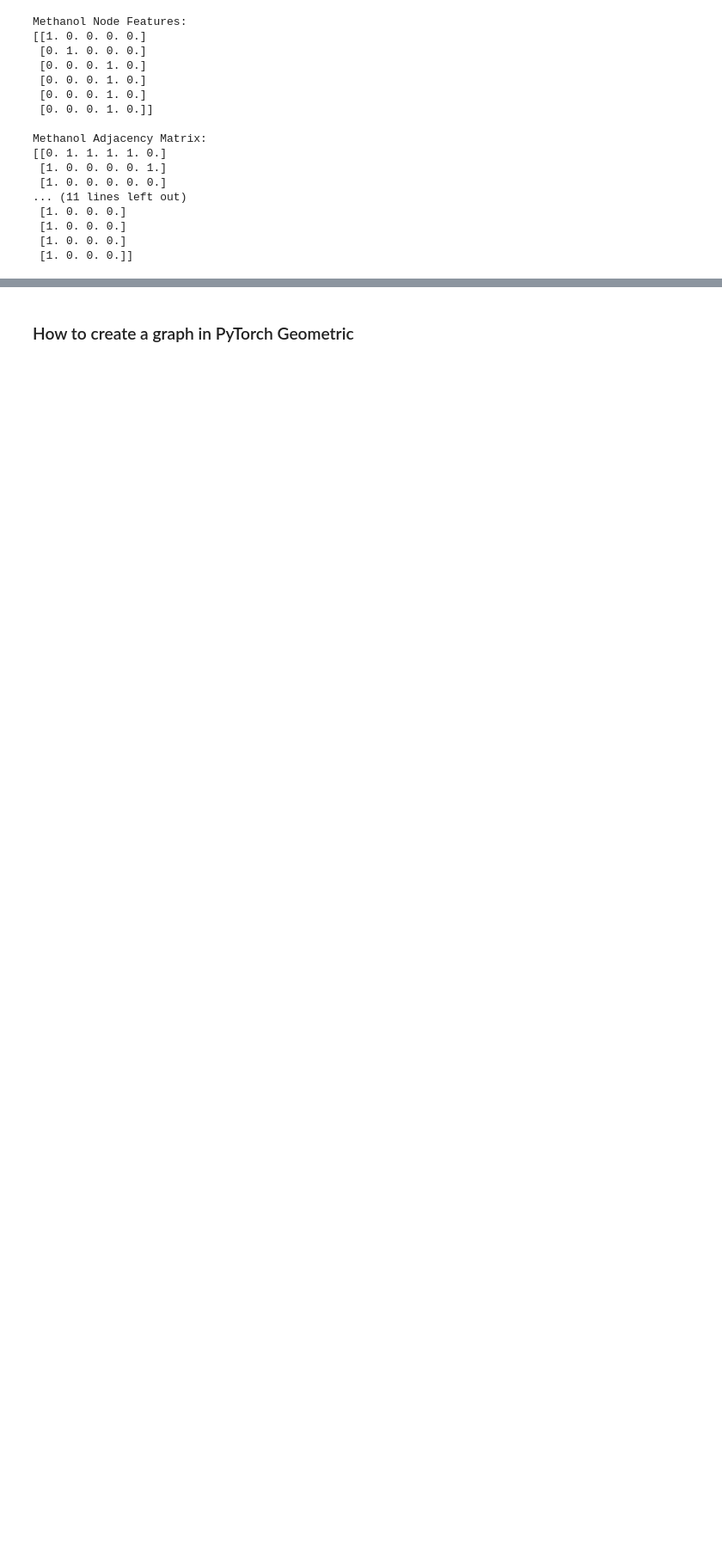
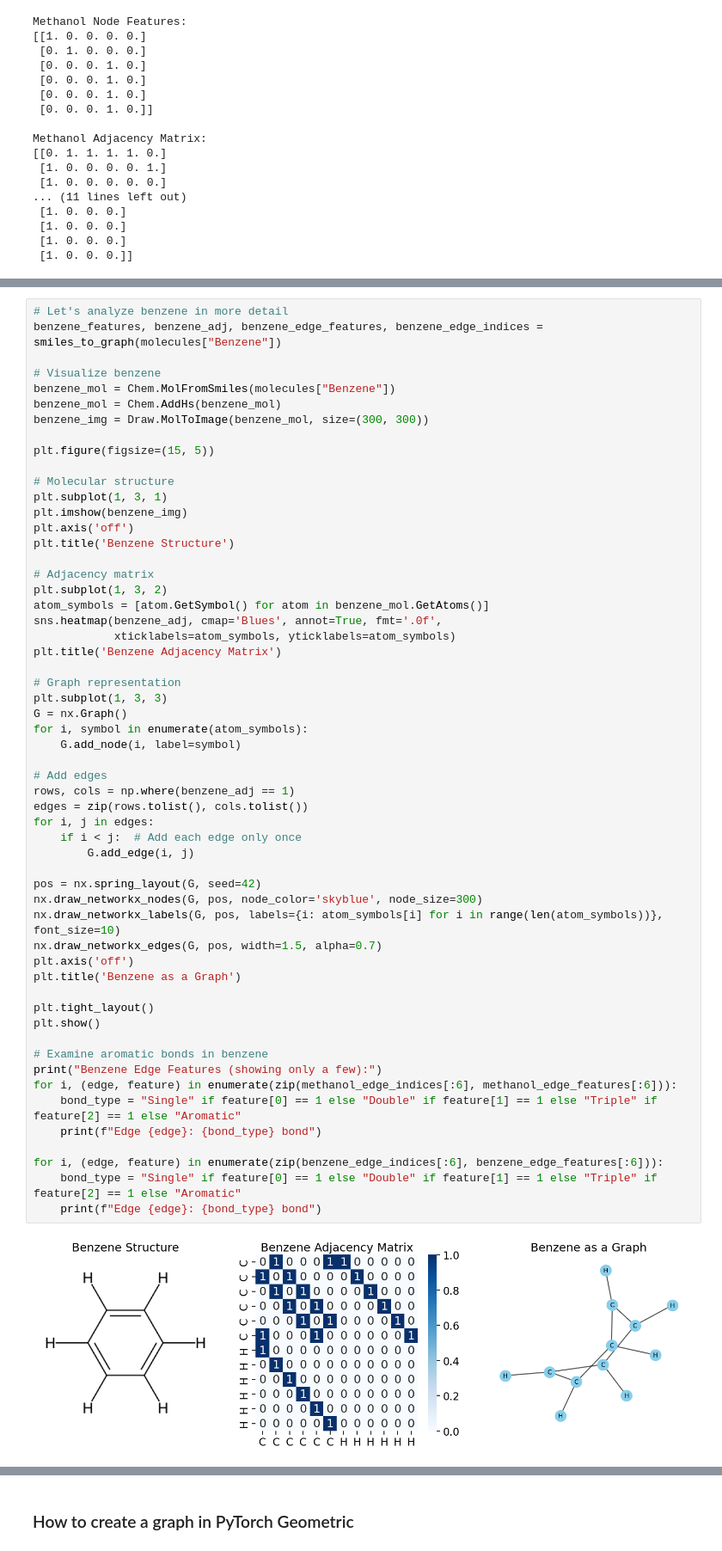
Before and after one commit to HFooladi/GNNs-For-Chemists, a Jupyter notebook: notebooks/01_GNN_representation.ipynb, the cells around one changed output, grey strips where cells are left out. Shown at 86% size. Cells and saved outputs as stored; diff of their text form; blank space fills up the shorter version.

```diff
--- a/notebooks/01_GNN_representation.ipynb
+++ b/notebooks/01_GNN_representation.ipynb
@@ -537,0 +480,58 @@ array([[0., 1., 1., 1., 1., 0.],
+# %%
+# Let's analyze benzene in more detail
+benzene_features, benzene_adj, benzene_edge_features, benzene_edge_indices = smiles_to_graph(molecules["Benzene"])
+
+# Visualize benzene
+benzene_mol = Chem.MolFromSmiles(molecules["Benzene"])
+benzene_mol = Chem.AddHs(benzene_mol)
+benzene_img = Draw.MolToImage(benzene_mol, size=(300, 300))
+
+plt.figure(figsize=(15, 5))
+
+# Molecular structure
+plt.subplot(1, 3, 1)
+plt.imshow(benzene_img)
+plt.axis('off')
+plt.title('Benzene Structure')
+
+# Adjacency matrix
+plt.subplot(1, 3, 2)
+atom_symbols = [atom.GetSymbol() for atom in benzene_mol.GetAtoms()]
+sns.heatmap(benzene_adj, cmap='Blues', annot=True, fmt='.0f',
+            xticklabels=atom_symbols, yticklabels=atom_symbols)
+plt.title('Benzene Adjacency Matrix')
+
+# Graph representation
+plt.subplot(1, 3, 3)
+G = nx.Graph()
+for i, symbol in enumerate(atom_symbols):
+    G.add_node(i, label=symbol)
+
+# Add edges
+rows, cols = np.where(benzene_adj == 1)
+edges = zip(rows.tolist(), cols.tolist())
+for i, j in edges:
+    if i < j:  # Add each edge only once
+        G.add_edge(i, j)
+
+pos = nx.spring_layout(G, seed=42)
+nx.draw_networkx_nodes(G, pos, node_color='skyblue', node_size=300)
+nx.draw_networkx_labels(G, pos, labels={i: atom_symbols[i] for i in range(len(atom_symbols))}, font_size=10)
+nx.draw_networkx_edges(G, pos, width=1.5, alpha=0.7)
+plt.axis('off')
+plt.title('Benzene as a Graph')
+
+plt.tight_layout()
+plt.show()
+
+# Examine aromatic bonds in benzene
+print("Benzene Edge Features (showing only a few):")
+for i, (edge, feature) in enumerate(zip(methanol_edge_indices[:6], methanol_edge_features[:6])):
+    bond_type = "Single" if feature[0] == 1 else "Double" if feature[1] == 1 else "Triple" if feature[2] == 1 else "Aromatic"
+    print(f"Edge {edge}: {bond_type} bond")
+
+for i, (edge, feature) in enumerate(zip(benzene_edge_indices[:6], benzene_edge_features[:6])):
+    bond_type = "Single" if feature[0] == 1 else "Double" if feature[1] == 1 else "Triple" if feature[2] == 1 else "Aromatic"
+    print(f"Edge {edge}: {bond_type} bond")
+# %% [output]
+[figure, added]
```
Also changed, not shown: parts of 32 cells of this notebook.
